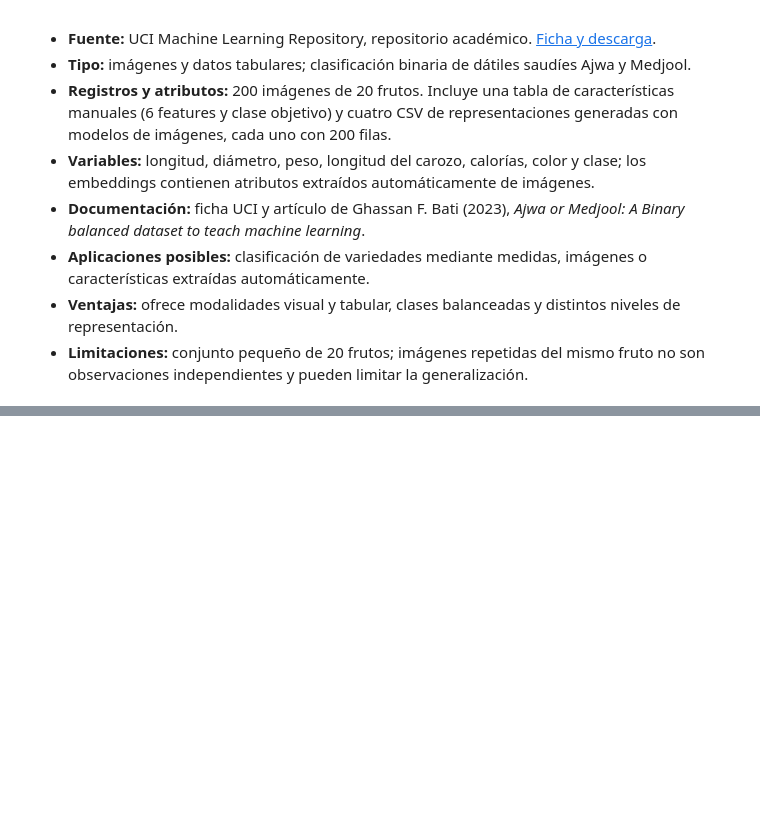
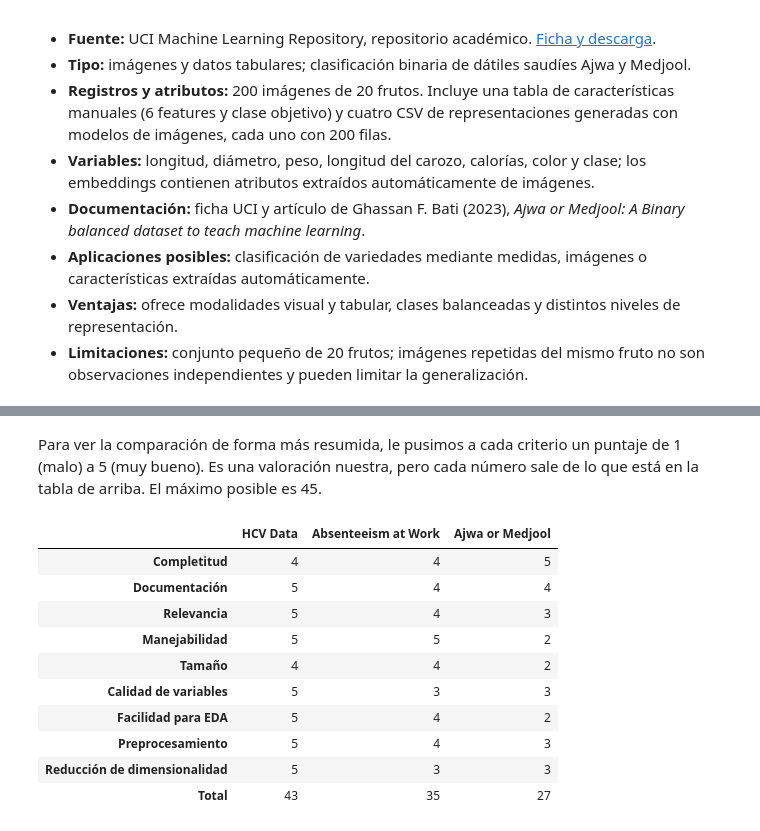
Before and after one commit to ExBlake/Analisis-de-datos-evento-2, a Jupyter notebook: notebooks/01_exploracion_datasets.ipynb, the cells around one changed output, grey strips where cells are left out. Saved outputs shown, nothing was run; the diff lists cells and outputs as text; code cells hidden in the pictures; blank space fills up the shorter version.

```diff
--- a/notebooks/01_exploracion_datasets.ipynb
+++ b/notebooks/01_exploracion_datasets.ipynb
@@ -37,0 +200,32 @@ Comparación documental de 3 fuentes candidatas. Los tamaños de HCV y ausentism
+# %% [markdown]
+Para ver la comparación de forma más resumida, le pusimos a cada criterio un puntaje de 1 (malo) a 5 (muy bueno). Es una valoración nuestra, pero cada número sale de lo que está en la tabla de arriba. El máximo posible es 45.
+# %%
+criterios = [
+    "Completitud", "Documentación", "Relevancia", "Manejabilidad", "Tamaño",
+    "Calidad de variables", "Facilidad para EDA", "Preprocesamiento",
+    "Reducción de dimensionalidad",
+]
+puntajes = pd.DataFrame(
+    {
+        "HCV Data": [4, 5, 5, 5, 4, 5, 5, 5, 5],
+        "Absenteeism at Work": [4, 4, 4, 5, 4, 3, 4, 4, 3],
+        "Ajwa or Medjool": [5, 4, 3, 2, 2, 3, 2, 3, 3],
+    },
+    index=criterios,
+)
+
+puntajes_con_total = puntajes.copy()
+puntajes_con_total.loc["Total"] = puntajes.sum()
+puntajes_con_total
+# %% [output]
+|  | HCV Data | Absenteeism at Work | Ajwa or Medjool |
+| Completitud | 4 | 4 | 5 |
+| Documentación | 5 | 4 | 4 |
+| Relevancia | 5 | 4 | 3 |
+| Manejabilidad | 5 | 5 | 2 |
+| Tamaño | 4 | 4 | 2 |
+| Calidad de variables | 5 | 3 | 3 |
+| Facilidad para EDA | 5 | 4 | 2 |
+| Preprocesamiento | 5 | 4 | 3 |
+| Reducción de dimensionalidad | 5 | 3 | 3 |
+| Total | 43 | 35 | 27 |
```
Also changed, not shown: parts of 15 cells of this notebook, 1 other file.
